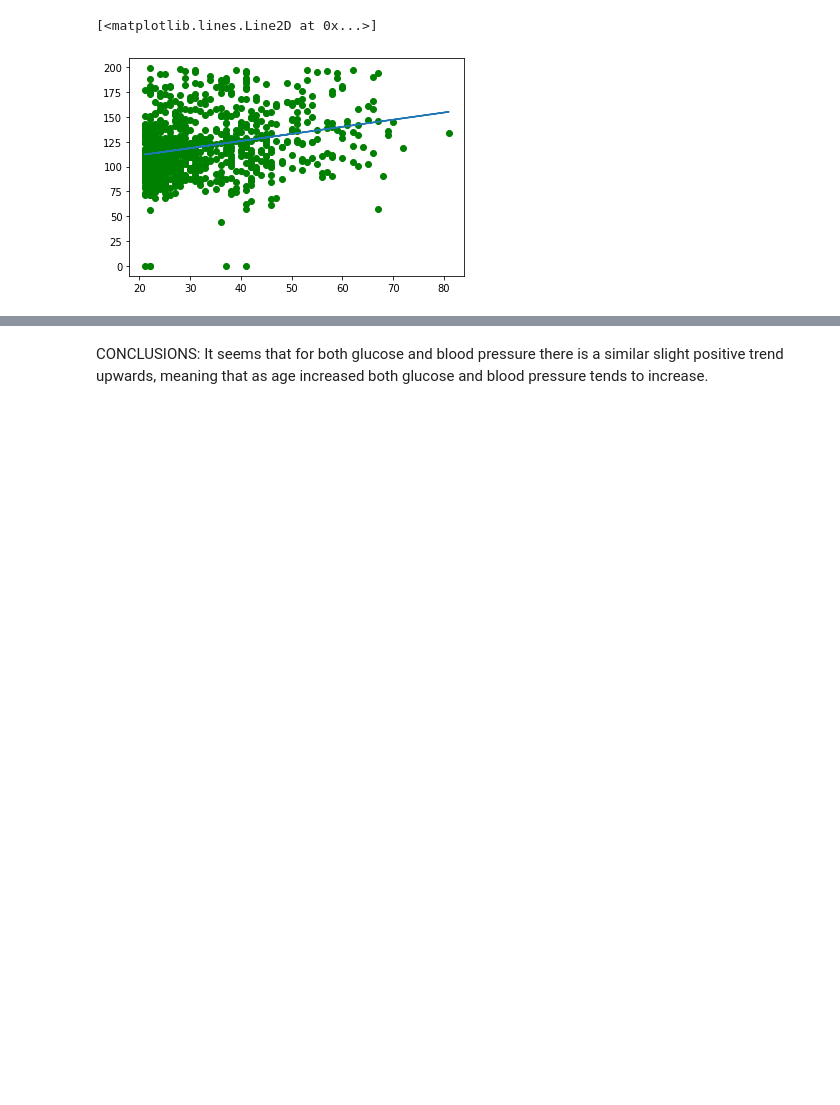
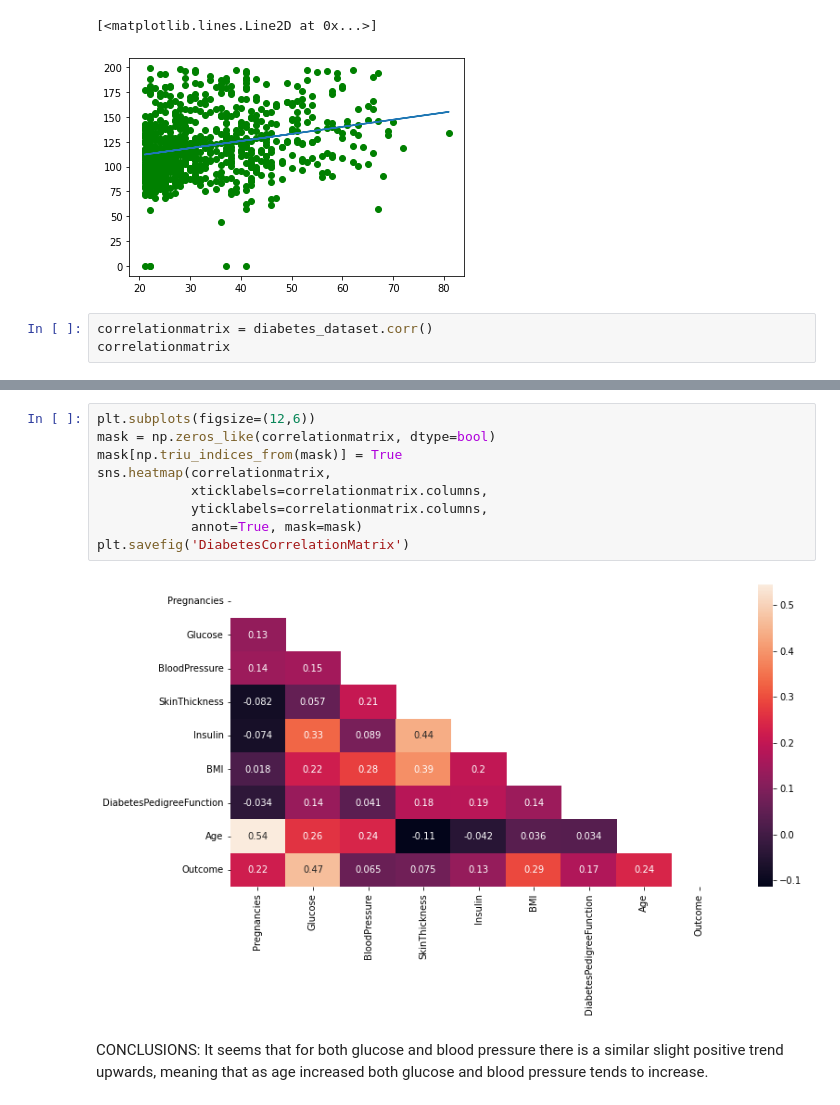
Before and after one commit to subarno1/Summer2022MicroCredential, a Jupyter notebook: Unit4ProjectDiabetes.ipynb, the cells around one changed output, grey strips where cells are left out. Cells and saved outputs as stored; diff of their text form; blank space fills up the shorter version.

```diff
--- a/Unit4ProjectDiabetes.ipynb
+++ b/Unit4ProjectDiabetes.ipynb
@@ -65,3 +68,6 @@ plt.plot(x, l(x))
 # %% [output]
 [<matplotlib.lines.Line2D at 0x...>]
 [figure]
+# %%
+correlationmatrix = diabetes_dataset.corr()
+correlationmatrix
@@ -68,3 +85,14 @@ plt.plot(x, l(x))
+# %%
+plt.subplots(figsize=(12,6))
+mask = np.zeros_like(correlationmatrix, dtype=bool)
+mask[np.triu_indices_from(mask)] = True
+sns.heatmap(correlationmatrix,
+            xticklabels=correlationmatrix.columns,
+            yticklabels=correlationmatrix.columns,
+            annot=True, mask=mask)
+plt.savefig('DiabetesCorrelationMatrix')
+# %% [output]
+[figure, added]
 # %% [markdown]
 CONCLUSIONS: It seems that for both glucose and blood pressure there is a similar slight positive trend upwards, meaning that as age increased both glucose and blood pressure tends to increase.
 # %%
```
Also changed, not shown: parts of 3 cells of this notebook.
